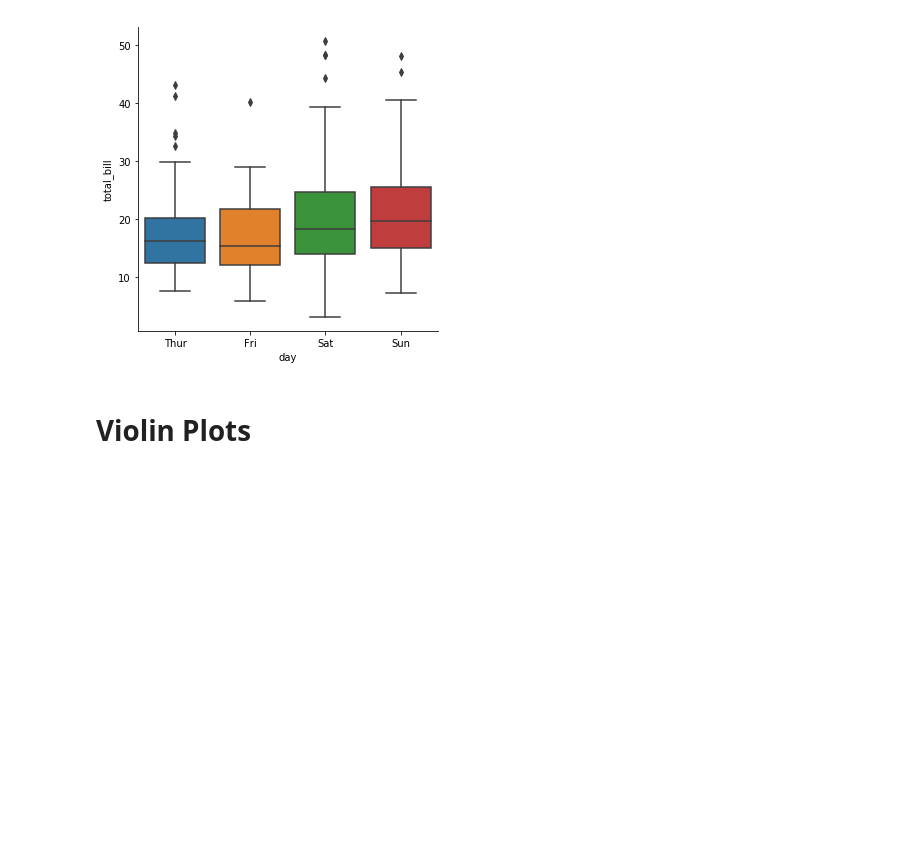
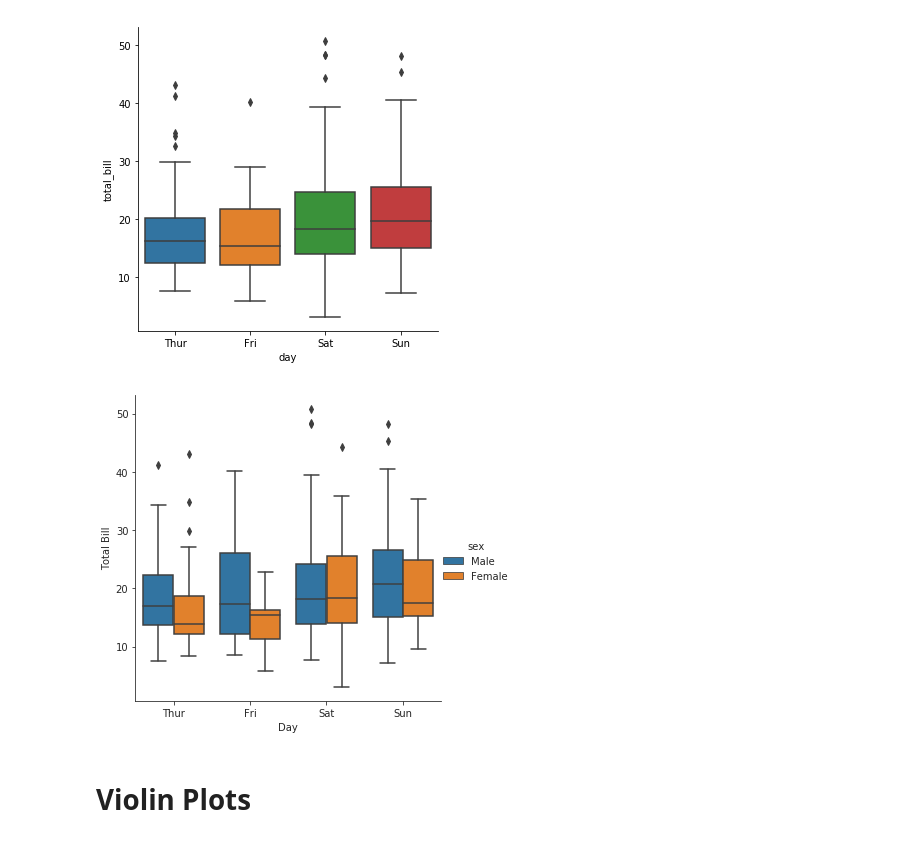
Before and after one commit to rossdavidhunter/Fundamentals-Data-Analysis-Assessment, a Jupyter notebook: tipsdataset.ipynb, the cells around one changed output. Saved outputs shown, nothing was run; the diff lists cells and outputs as text; code cells hidden in the pictures; blank space fills up the shorter version.

Commit message:
Add markdown and some more plots

```diff
--- a/tipsdataset.ipynb
+++ b/tipsdataset.ipynb
@@ -88,6 +97,13 @@ sns.catplot(x="day", y="total_bill", kind="box", data=tips)
 plt.show()
 # %% [output]
 [figure]
+# %%
+with sns.axes_style(style='ticks'):
+    g = sns.catplot("day", "total_bill", "sex", data=tips, kind="box")
+    g.set_axis_labels("Day", "Total Bill")
+plt.show()
+# %% [output]
+[figure, added]
 # %% [markdown]
 # Violin Plots
 # %%
```
Also changed, not shown: parts of 17 cells of this notebook.
